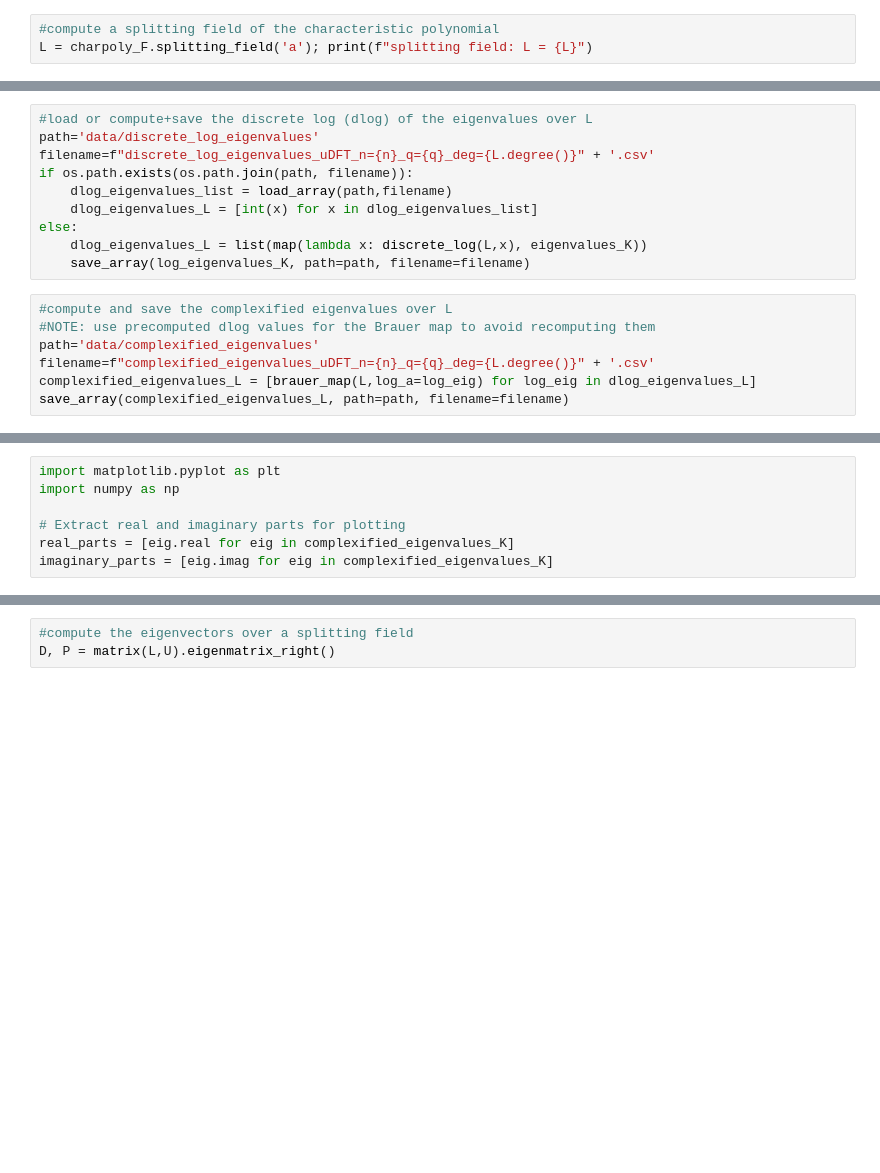
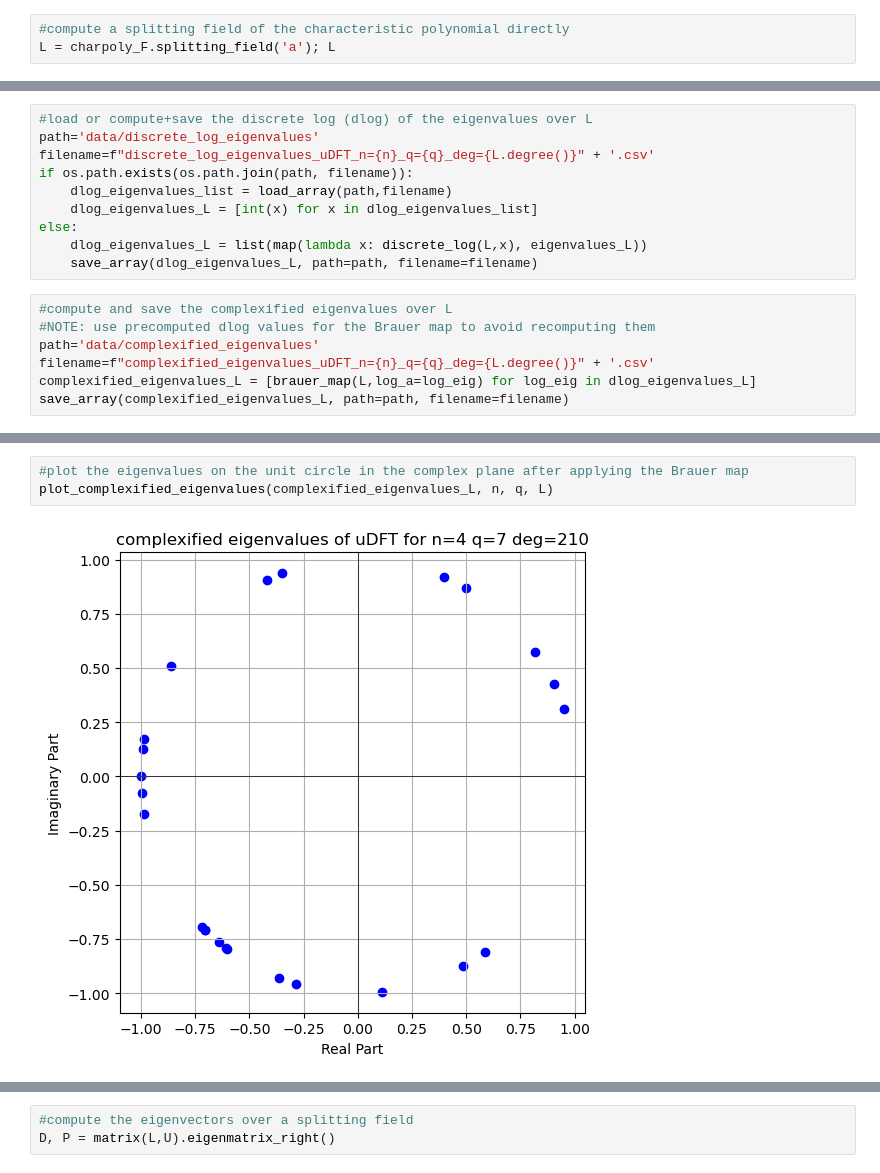
Before and after one commit to jacksonwalters/dft-finite-groups, a Jupyter notebook: symmetric_group/unitary_dft_finite_fields/unitary_dft_over_finite_fields.ipynb, the cells around one changed output, grey strips where cells are left out. Saved outputs shown, nothing was run; the diff lists cells and outputs as text; blank space fills up the shorter version.

```diff
--- a/symmetric_group/unitary_dft_finite_fields/unitary_dft_over_finite_fields.ipynb
+++ b/symmetric_group/unitary_dft_finite_fields/unitary_dft_over_finite_fields.ipynb
@@ -117,4 +149,4 @@ splitting_field_deg = 2*lcm(item[0] for item in charpoly_F_deg_mult); splitting_
 # %%
-#compute a splitting field of the characteristic polynomial
-L = charpoly_F.splitting_field('a'); print(f"splitting field: L = {L}")
+#compute a splitting field of the characteristic polynomial directly
+L = charpoly_F.splitting_field('a'); L
 # %% [output]
@@ -146,8 +171,8 @@ if os.path.exists(os.path.join(path, filename)):
     dlog_eigenvalues_list = load_array(path,filename)
     dlog_eigenvalues_L = [int(x) for x in dlog_eigenvalues_list]
 else:
-    dlog_eigenvalues_L = list(map(lambda x: discrete_log(L,x), eigenvalues_K))
-    save_array(log_eigenvalues_K, path=path, filename=filename)
+    dlog_eigenvalues_L = list(map(lambda x: discrete_log(L,x), eigenvalues_L))
+    save_array(dlog_eigenvalues_L, path=path, filename=filename)
 # %%
 #compute and save the complexified eigenvalues over L
 #NOTE: use precomputed dlog values for the Brauer map to avoid recomputing them
@@ -194,7 +195,5 @@ galois_orbit_class_sizes_L = [len(galois_orbit_classes_L[key]) for key in galois
 # %%
-import matplotlib.pyplot as plt
-import numpy as np
-
-# Extract real and imaginary parts for plotting
-real_parts = [eig.real for eig in complexified_eigenvalues_K]
-imaginary_parts = [eig.imag for eig in complexified_eigenvalues_K]
+#plot the eigenvalues on the unit circle in the complex plane after applying the Brauer map
+plot_complexified_eigenvalues(complexified_eigenvalues_L, n, q, L)
+# %% [output]
+[figure, added]
```
Also changed, not shown: parts of 24 cells of this notebook, 8 other files.
